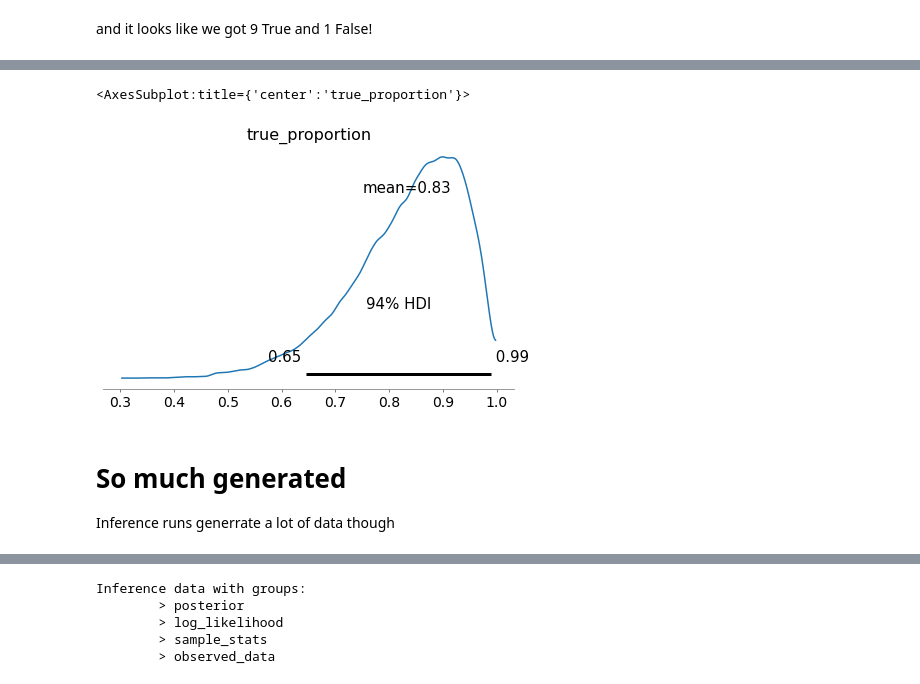
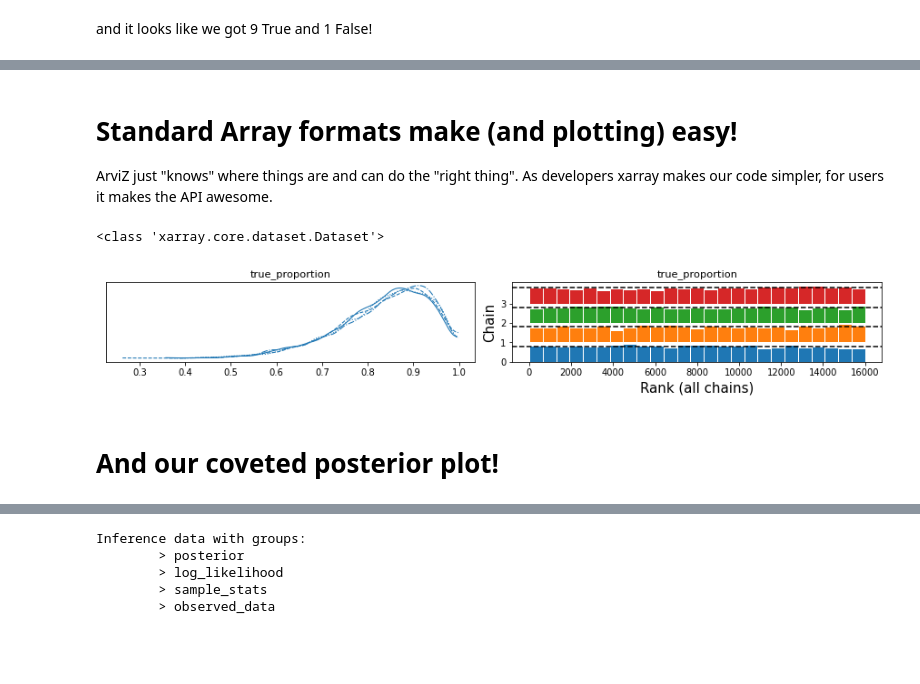
Before and after one commit to arviz-devs/arviz_misc, a Jupyter notebook: xarray_user_forum_2021/Xarray_User_Summit.ipynb, the cells around one changed output, grey strips where cells are left out. Saved outputs shown, nothing was run; the diff lists cells and outputs as text; code cells hidden in the pictures; blank space fills up the shorter version.

```diff
--- a/xarray_user_forum_2021/Xarray_User_Summit.ipynb
+++ b/xarray_user_forum_2021/Xarray_User_Summit.ipynb
@@ -103,9 +101,12 @@ data.shape
 # %%
 import pymc3 as pm
 with pm.Model() as user_model:
+    # Model definition
     true_proportion = pm.Uniform("true_proportion", 0,1)
     obs = pm.Binomial("obs", p=true_proportion, n=data.shape[1], observed=data.sum())
-    inf_data = pm.sample(chains=8, tune=2000, draws=4000, return_inferencedata=True)
+
+    # Sampler
+    inf_data = pm.sample(chains=4, tune=2000, draws=4000, return_inferencedata=True)
 # %% [output]
 Auto-assigning NUTS sampler...
 Initializing NUTS using jitter+adapt_diag...
@@ -125,9 +146,12 @@ This gives the answers to our all our questions (theoretically)
+# %% [markdown]
+# Standard Array formats make (and  plotting) easy!
+ArviZ just "knows" where things are and can do the "right thing". As developers xarray makes our code simpler, for users it makes the API awesome.
 # %%
 import arviz as az
-az.plot_posterior(inf_data)
+print(type(inf_data.posterior))
+az.plot_trace(inf_data, kind="rank_bars");
 # %% [output]
-<AxesSubplot:title={'center':'true_proportion'}>
+<class 'xarray.core.dataset.Dataset'>
-[figure, old version]
+[figure, new version]
-# %% [markdown]
-# So much generated
-Inference runs generrate a lot of data though
+# %% [markdown]
+# And our coveted posterior plot!
```
Also changed, not shown: parts of 51 cells of this notebook, 2 other files.
